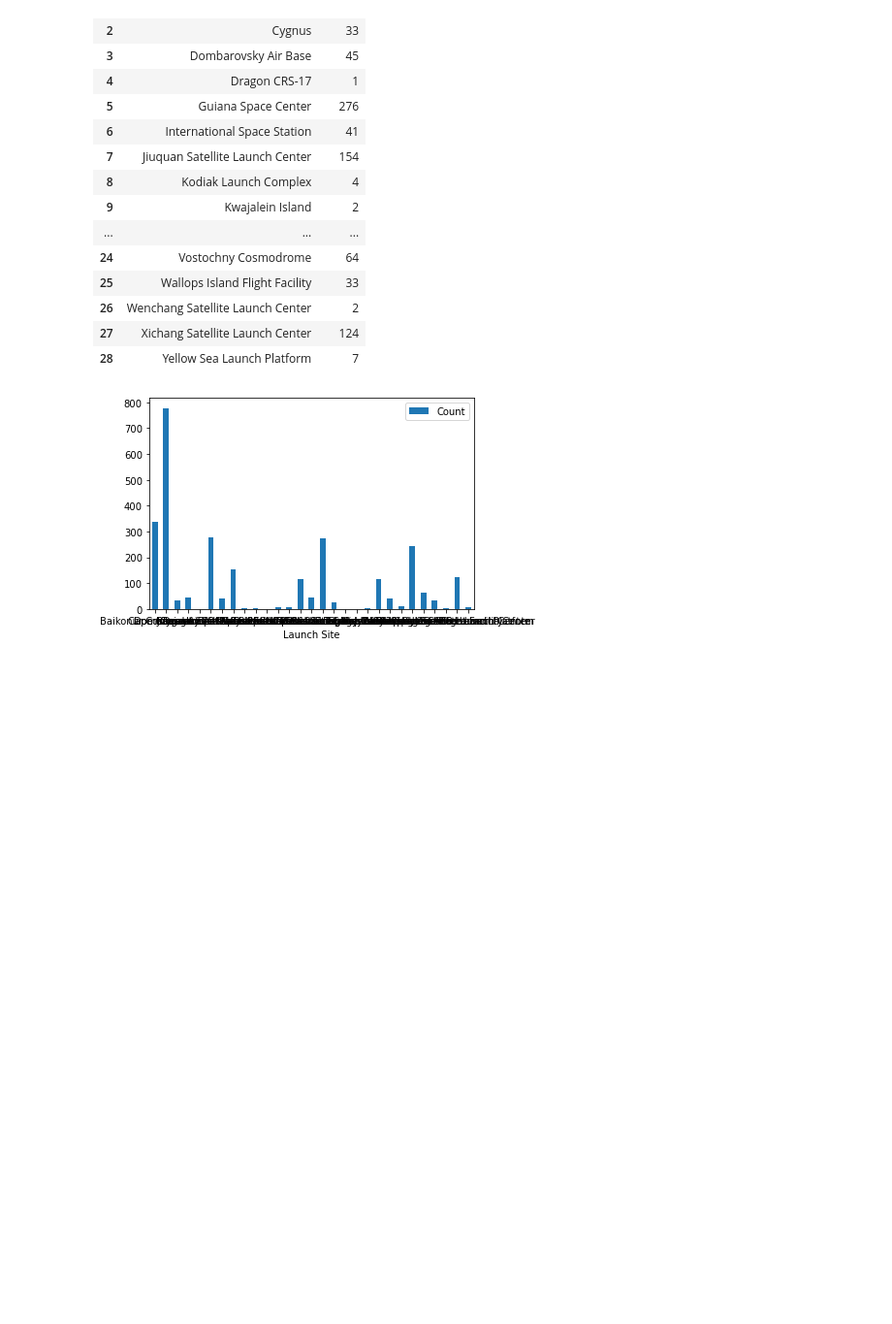
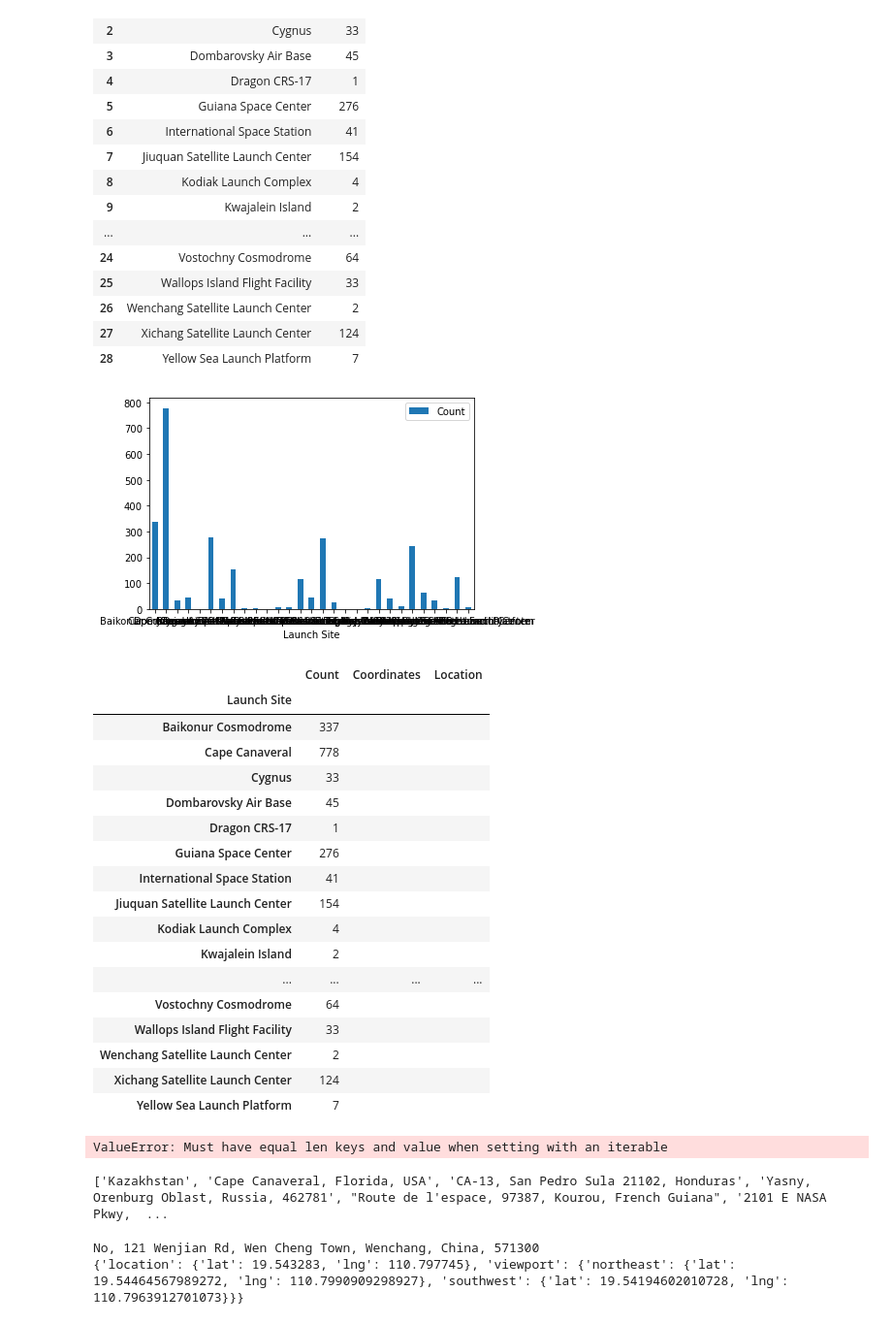
Before and after one commit to jdmerryman88/Worldwide_Satellite_Analysis, a Jupyter notebook: justin.ipynb, the cells around one changed output. Shown: that part at 97% size. Drawn from its saved outputs; the diff is of its cells as text; code cells hidden in the pictures; blank space fills up the shorter version.

```diff
--- a/justin.ipynb
+++ b/justin.ipynb
@@ -246,3 +246,77 @@ cleaned_launch_df
  ax = cleaned_launch_df.plot.bar(x='Launch Site', y='Count', rot=0)
 # %% [output]
 [figure]
+# %%
+cities = cleaned_launch_df['Launch Site'].tolist()
+cleaned_launch_df = cleaned_launch_df.set_index("Launch Site")
+cleaned_launch_df ['Coordinates'] = ''
+cleaned_launch_df['Location'] = ''
+cleaned_launch_df
+# %% [output]
+|  | Count | Coordinates | Location |
+| Launch Site |  |  |  |
+| Baikonur Cosmodrome | 337 |  |  |
+| Cape Canaveral | 778 |  |  |
+| Cygnus | 33 |  |  |
+| Dombarovsky Air Base | 45 |  |  |
+| Dragon CRS-17 | 1 |  |  |
+| Guiana Space Center | 276 |  |  |
+| International Space Station | 41 |  |  |
+| Jiuquan Satellite Launch Center | 154 |  |  |
+| Kodiak Launch Complex | 4 |  |  |
+| Kwajalein Island | 2 |  |  |
+| ... | ... | ... | ... |
+| Vostochny Cosmodrome | 64 |  |  |
+| Wallops Island Flight Facility | 33 |  |  |
+| Wenchang Satellite Launch Center | 2 |  |  |
+| Xichang Satellite Launch Center | 124 |  |  |
+| Yellow Sea Launch Platform | 7 |  |  |
+# %%
+base_url = "https://maps.googleapis.com/maps/api/place/findplacefromtext/json"
+latitude = []
+longitude = []
+location = []
+coordinates = []
+
+for city in range(len(cities)):
+    params = {
+        "input": cities[city],
+        "inputtype": 'textquery',
+        'fields' : "formatted_address,geometry",
+        "key": g_key,
+        }
+    try:
+        response = requests.get(base_url, params=params).json()
+        location.append(response['candidates'][0]['formatted_address'])
+        coordinates.append(response['candidates'][0]['geometry'])
+        cleaned_launch_df.iloc[city, cleaned_launch_df.columns.get_loc('Location')] = response['candidates'][0]['formatted_address']
+        cleaned_launch_df.iloc[city, cleaned_launch_df.columns.get_loc('Coordinates')] = response['candidates'][0]['geometry']
+        print(location[city])
+
+    except(KeyError, IndexError):
+        print("Missing field/result... skipping.")
+# %% [output]
+ValueError: Must have equal len keys and value when setting with an iterable
+# %%
+print(location)
+# %% [output]
+['Kazakhstan', 'Cape Canaveral, Florida, USA', 'CA-13, San Pedro Sula 21102, Honduras', 'Yasny, Orenburg Oblast, Russia, 462781', "Route de l'espace, 97387, Kourou, French Guiana", '2101 E NASA Pkwy,  ...
+# %%
+base_url = "https://maps.googleapis.com/maps/api/place/findplacefromtext/json"
+
+latitude = []
+longitude = []
+city = []
+params = {
+        "input": 'Wenchang Satellite Launch Center',
+        "inputtype": 'textquery',
+        'fields' : "formatted_address,geometry",
+        "key": g_key,
+        }
+response = requests.get(base_url, params=params).json()
+#city.append(response['candidates'])
+print(response['candidates'][0]['formatted_address'])
+print(response['candidates'][0]['geometry'])
+# %% [output]
+No, 121 Wenjian Rd, Wen Cheng Town, Wenchang, China, 571300
+{'location': {'lat': 19.543283, 'lng': 110.797745}, 'viewport': {'northeast': {'lat': 19.54464567989272, 'lng': 110.7990909298927}, 'southwest': {'lat': 19.54194602010728, 'lng': 110.7963912701073}}}
```
